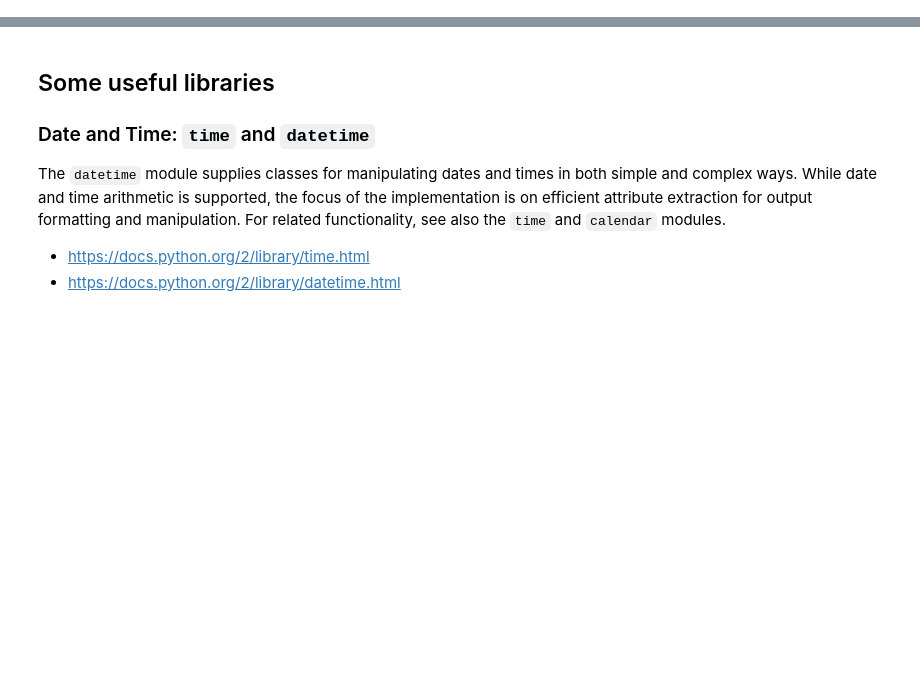
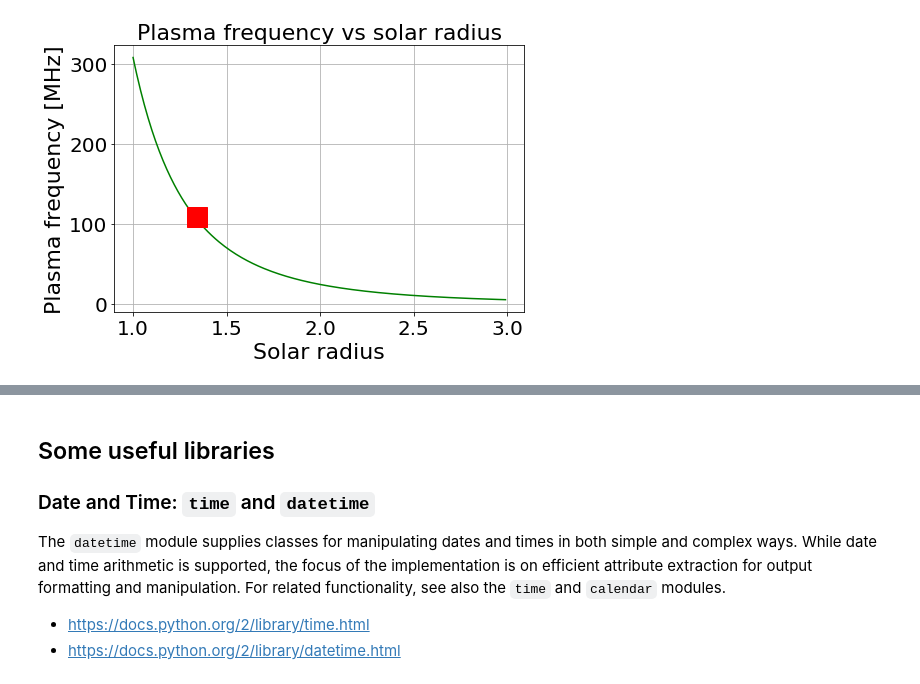
Before and after one commit to astrax/COSPAR_CBW_Ethiopia2018, a Jupyter notebook: Notebooks/Lecture1.ipynb, the cells around one changed output, grey strips where cells are left out. Drawn from its saved outputs; the diff is of its cells as text; code cells hidden in the pictures; blank space fills up the shorter version.

```diff
--- a/Notebooks/Lecture1.ipynb
+++ b/Notebooks/Lecture1.ipynb
@@ -2,0 +77,31 @@
+# %%
+# %load ../Lectures/Lecture_1/r_fp.py
+"""
+Created on Wed Feb 22 12:35:36 2017
+Lecture 1.2/5 Plot a mathematical function
+@author: Christian
+"""
+from matplotlib import pyplot as plt
+import numpy as np
+
+#--------------------------------------------------------------------------------
+plt.figure(figsize=(7,5))
+r = np.arange(1.0, 3.0, 0.01)  # create a list of radii
+fp = 307.86 * r**(-3.64) - 0.14 # equation from Nat Gopalswamy
+#plt.plot(r,fp,'-sb') # plot function single dots blue
+plt.plot(r,fp,'-g') # plot function line green
+
+plt.plot(1.34,109,'-sr',markersize=20) # single point
+
+plt.xlabel("Solar radius",size=22)
+plt.ylabel("Plasma frequency [MHz]",size=22)
+plt.title("Plasma frequency vs solar radius", fontsize=22)
+plt.grid(True)
+#plt.yscale('log')
+#plt.xscale('log')
+plt.tick_params(labelsize=20)
+plt.tight_layout()
+plt.savefig("plasmafrequency.pdf")
+plt.show()
+# %% [output]
+[figure, added]
```
Also changed, not shown: parts of 8 cells of this notebook, 5 other files.
